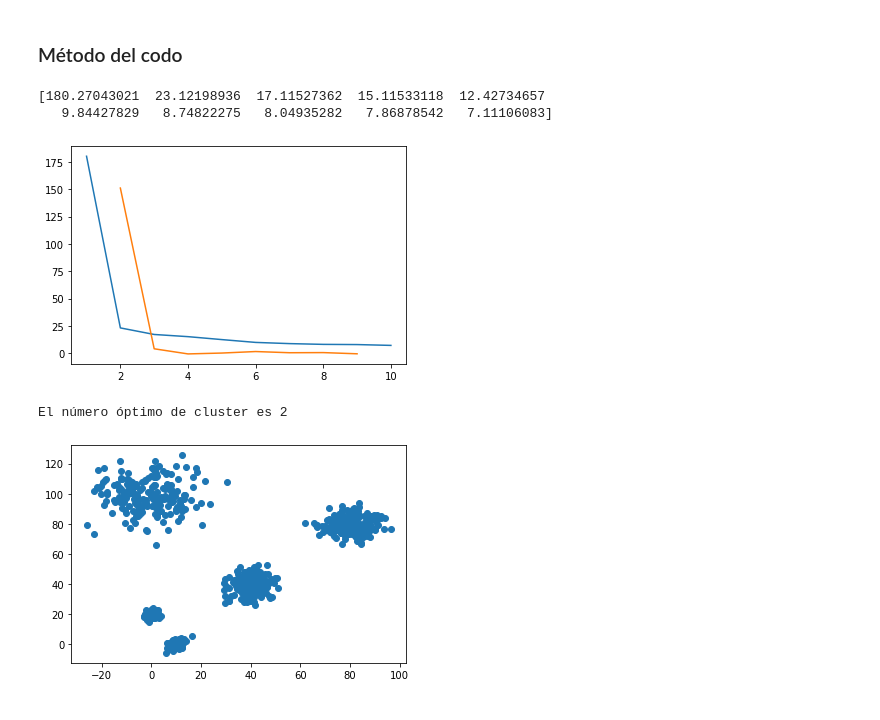
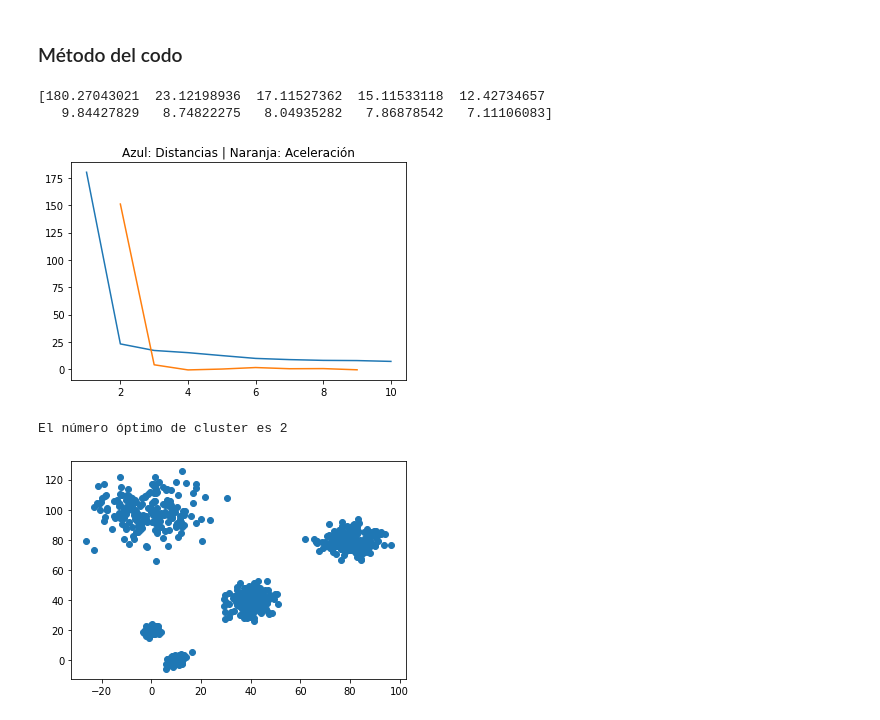
Before and after one commit to EduHdzVillasana/UdemyDS, a Jupyter notebook: Seccion 9/Clustering_Jerárquico.ipynb, the cells around one changed output. Saved outputs shown, nothing was run; the diff lists cells and outputs as text; code cells hidden in the pictures.

```diff
--- a/Seccion 9/Clustering_Jerárquico.ipynb
+++ b/Seccion 9/Clustering_Jerárquico.ipynb
@@ -180,20 +189,21 @@ array([[ 3.63777835,  2.5556114 ,  4.        ,  1.35908084],
 # %%
 last = Z[-10:,2]
 last_rev = last[::-1]
 print(last_rev)
 idx = np.arange(1, len(last)+1)
 plt.plot(idx, last_rev)
 
 acc = np.diff(last,2)
 acc_rev = acc[::-1]
 plt.plot(idx[:-2]+1, acc_rev)
+plt.title("Azul: Distancias | Naranja: Aceleración")
 plt.show()
 k = acc_rev.argmax() +2
 print("El número óptimo de cluster es %s"%str(k))
 # %% [output]
 [180.27043021  23.12198936  17.11527362  15.11533118  12.42734657
    9.84427829   8.74822275   8.04935282   7.86878542   7.11106083]
-[figure, old version]
+[figure, new version]
 El número óptimo de cluster es 2
 # %%
 c = np.random.multivariate_normal([40,40],[[20,1],[1,30]], size=[200,])
```
Also changed, not shown: parts of 5 cells of this notebook.
